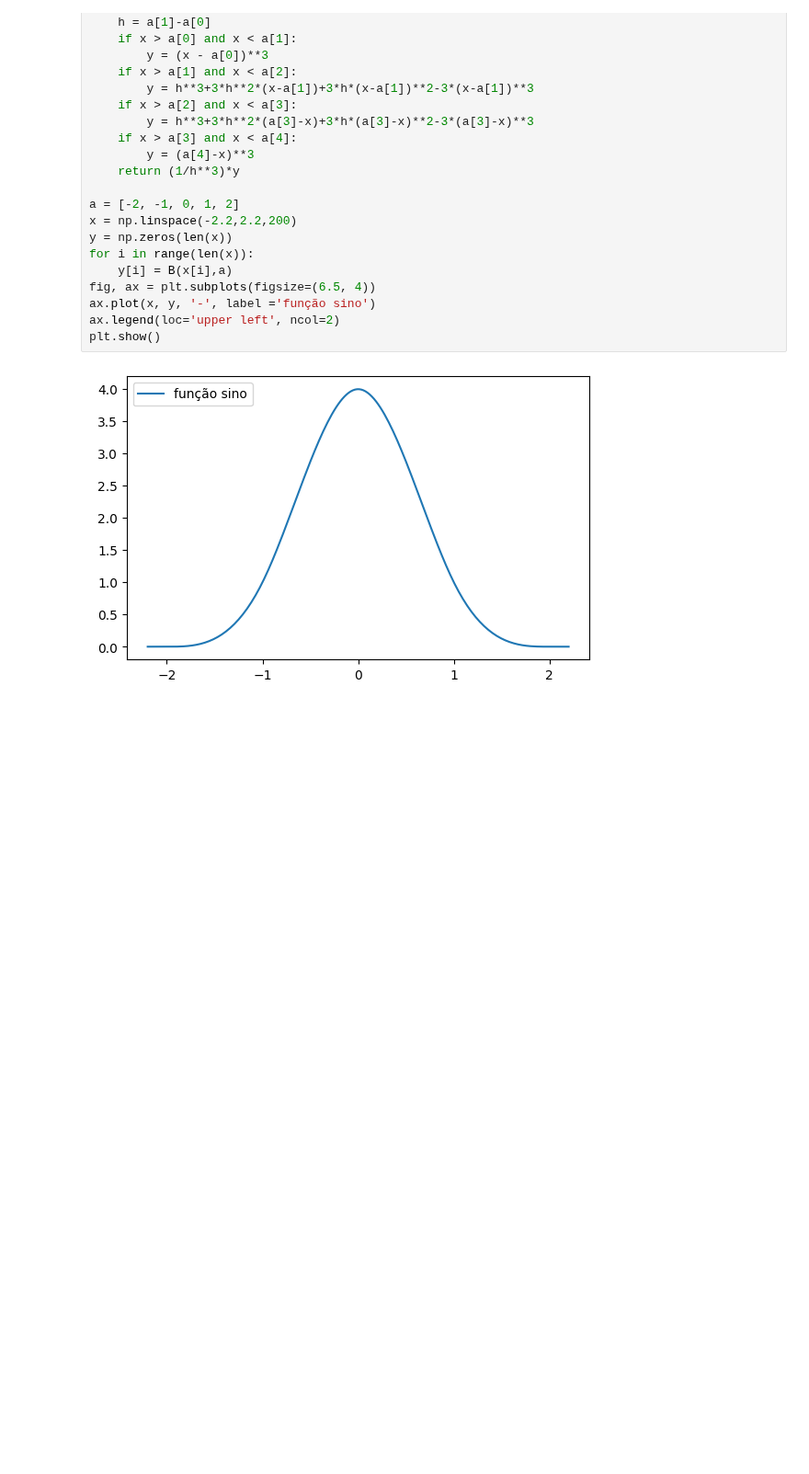
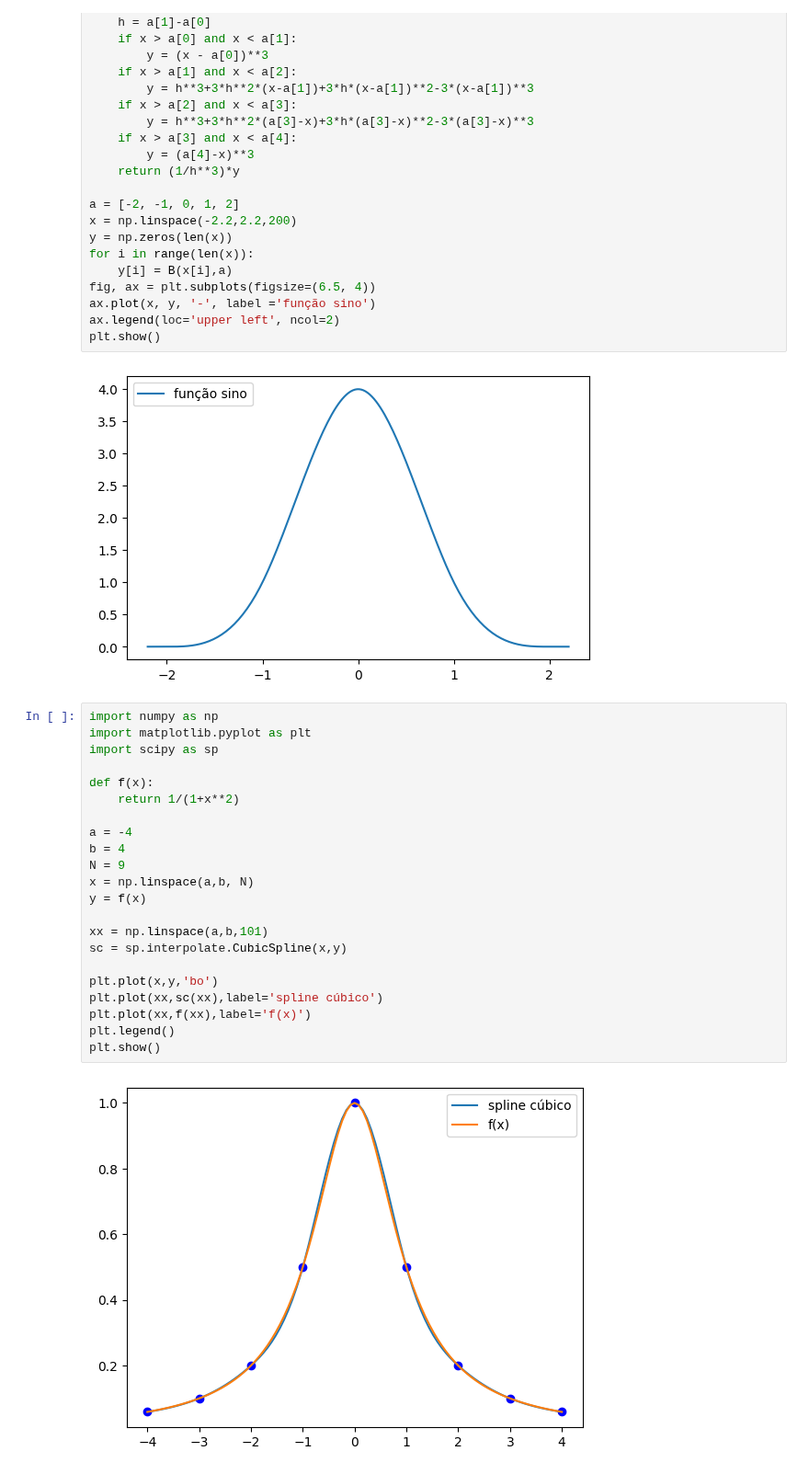
Before and after one commit to pccalegari/exemplos-CN, a Jupyter notebook: Unidade5_Interpolação_por_Partes_CN.ipynb, the cells around one changed output. Shown at 92% size. Cells and saved outputs as stored; diff of their text form; blank space fills up the shorter version.

```diff
--- a/Unidade5_Interpolação_por_Partes_CN.ipynb
+++ b/Unidade5_Interpolação_por_Partes_CN.ipynb
@@ -196,3 +221,27 @@ ax.legend(loc='upper left', ncol=2)
 plt.show()
 # %% [output]
 [figure]
+# %%
+import numpy as np
+import matplotlib.pyplot as plt
+import scipy as sp
+
+def f(x):
+    return 1/(1+x**2)
+
+a = -4
+b = 4
+N = 9
+x = np.linspace(a,b, N)
+y = f(x)
+
+xx = np.linspace(a,b,101)
+sc = sp.interpolate.CubicSpline(x,y)
+
+plt.plot(x,y,'bo')
+plt.plot(xx,sc(xx),label='spline cúbico')
+plt.plot(xx,f(xx),label='f(x)')
+plt.legend()
+plt.show()
+# %% [output]
+[figure, added]
```
Also changed, not shown: parts of 3 cells of this notebook.
